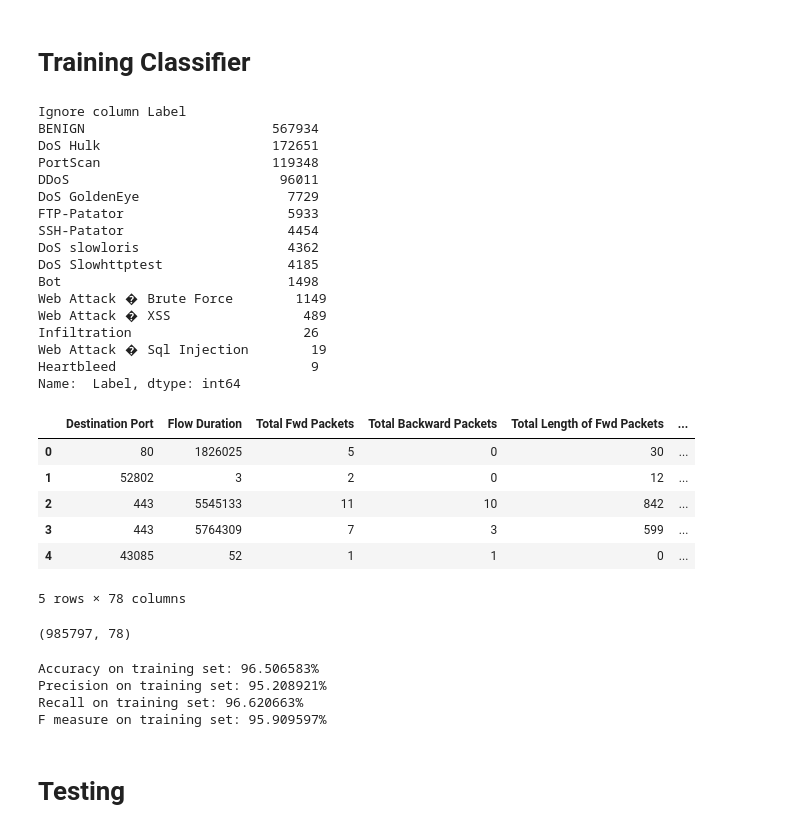
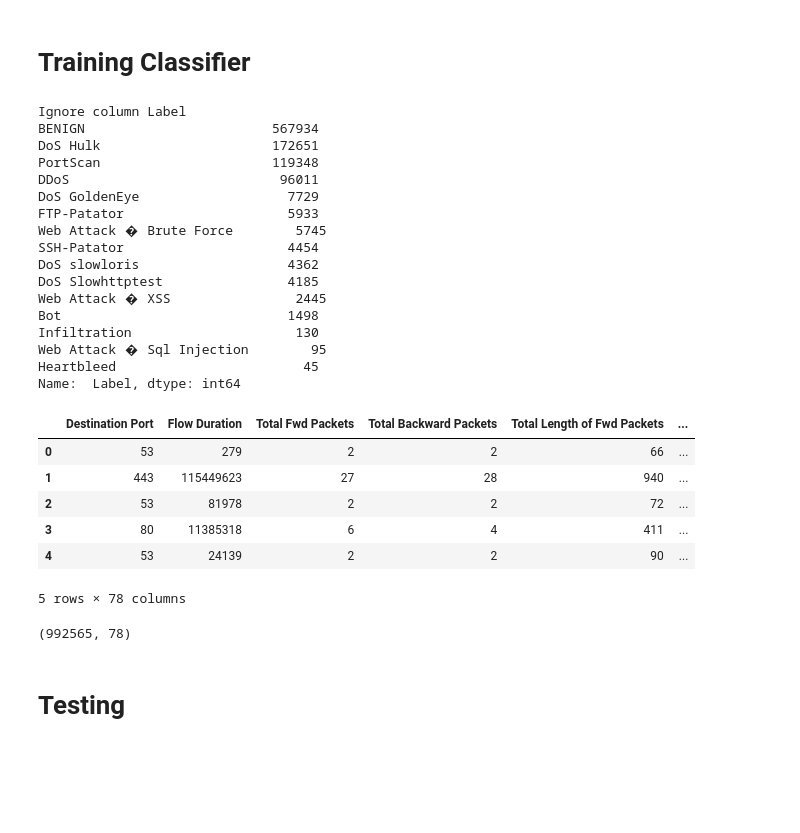
Before and after one commit to CyBearStudio/NeuralNetworkNSL-KDD, a Jupyter notebook: NeuralNetworks.ipynb, the cells around one changed output. Cells and saved outputs as stored; diff of their text form; code cells hidden in the pictures; blank space fills up the shorter version.

```diff
--- a/NeuralNetworks.ipynb
+++ b/NeuralNetworks.ipynb
@@ -14,8 +16,19 @@ Define a data loading function, categorical variables are converted into numeric
+# %%
+def balance(data, cols=None, ratio = 5):
+
+
+    L = ['Web Attack � Brute Force','Web Attack � XSS','Infiltration','Web Attack � Sql Injection',
+         'Heartbleed']
+
+    reps = [ratio if val in L else 1 for val in data[' Label']]
+    data = data.loc[np.repeat(data.index.values, reps)]
+
+    return data
 # %%
 import os
 os.environ['KMP_DUPLICATE_LIB_OK'] = 'True'
 
-def load_data(file_path, cols=None):
+def load_data(file_path, cols=None, bal = False):
 
     data = pd.read_csv(file_path)
 
@@ -28,6 +41,8 @@ def load_data(file_path, cols=None):
 
         else : data = data.loc[(data[col] < np.finfo(np.float64).max )]
 
+
+    if bal : data = balance(data)
 
     """
     #Check test to ensure wrong data were properly removed.
@@ -194,47 +209,42 @@ def test_clf(test_data, test_labels, clf):
 # %% [markdown]
 # Training Classifier
 # %%
-train_data, train_labels = load_data('train_reduced_IDS2017.csv')
+train_data, train_labels = load_data('train_reduced_IDS2017.csv', bal = True)
 train_data.head()
 # %% [output]
 Ignore column Label
 BENIGN                        567934
 DoS Hulk                      172651
 PortScan                      119348
 DDoS                           96011
 DoS GoldenEye                   7729
 FTP-Patator                     5933
+Web Attack � Brute Force        5745
 SSH-Patator                     4454
 DoS slowloris                   4362
 DoS Slowhttptest                4185
+Web Attack � XSS                2445
 Bot                             1498
-Web Attack � Brute Force        1149
-Web Attack � XSS                 489
-Infiltration                      26
-Web Attack � Sql Injection        19
-Heartbleed                         9
+Infiltration                     130
+Web Attack � Sql Injection        95
+Heartbleed                        45
 Name:  Label, dtype: int64
 |  | Destination Port | Flow Duration | Total Fwd Packets | Total Backward Packets | Total Length of Fwd Packets | ... |
-| 0 | 80 | 1826025 | 5 | 0 | 30 | ... |
-| 1 | 52802 | 3 | 2 | 0 | 12 | ... |
-| 2 | 443 | 5545133 | 11 | 10 | 842 | ... |
-| 3 | 443 | 5764309 | 7 | 3 | 599 | ... |
-| 4 | 43085 | 52 | 1 | 1 | 0 | ... |
+| 0 | 53 | 279 | 2 | 2 | 66 | ... |
+| 1 | 443 | 115449623 | 27 | 28 | 940 | ... |
+| 2 | 53 | 81978 | 2 | 2 | 72 | ... |
+| 3 | 80 | 11385318 | 6 | 4 | 411 | ... |
+| 4 | 53 | 24139 | 2 | 2 | 90 | ... |
 5 rows × 78 columns
 # %%
 print(train_data.shape)
 # %% [output]
-(985797, 78)
+(992565, 78)
 # %%
 #Following line to train on a smaller dataset:
-#train_data = train_data[::10,:]
+#train_data, train_labels = train_data[::5] , train_labels[::5]
 
 clf = train_clf(train_data, train_labels)
-# %% [output]
-Accuracy on training set: 96.506583%
-Precision on training set: 95.208921%
-Recall on training set: 96.620663%
-F measure on training set: 95.909597%
 # %% [markdown]
 # Testing
 # %%
```
Also changed, not shown: parts of 8 cells of this notebook.
